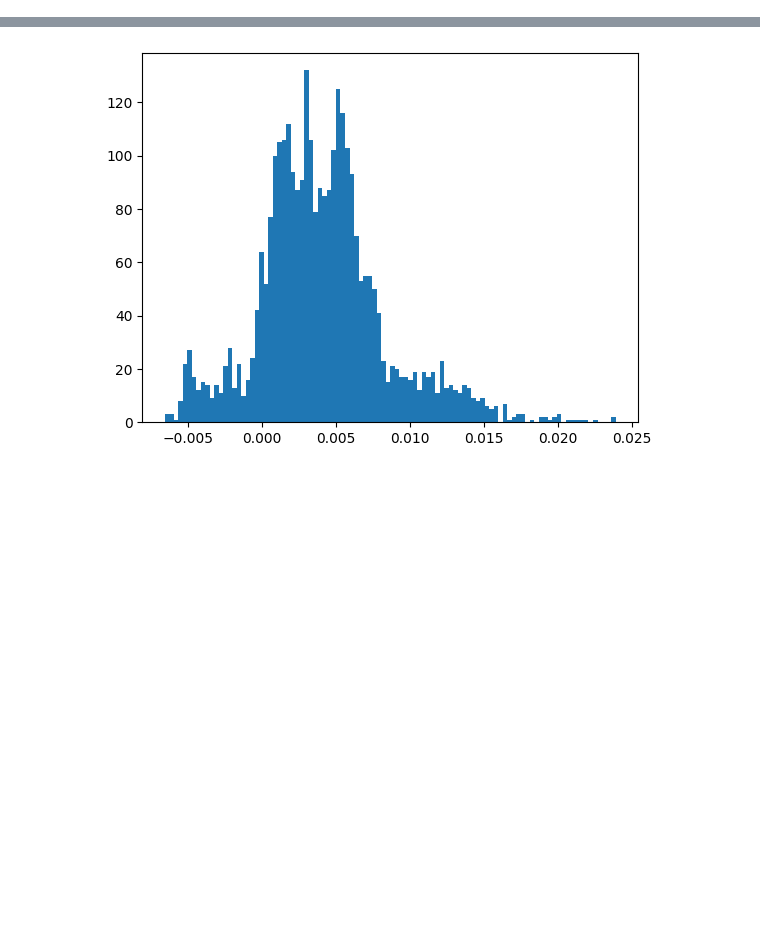
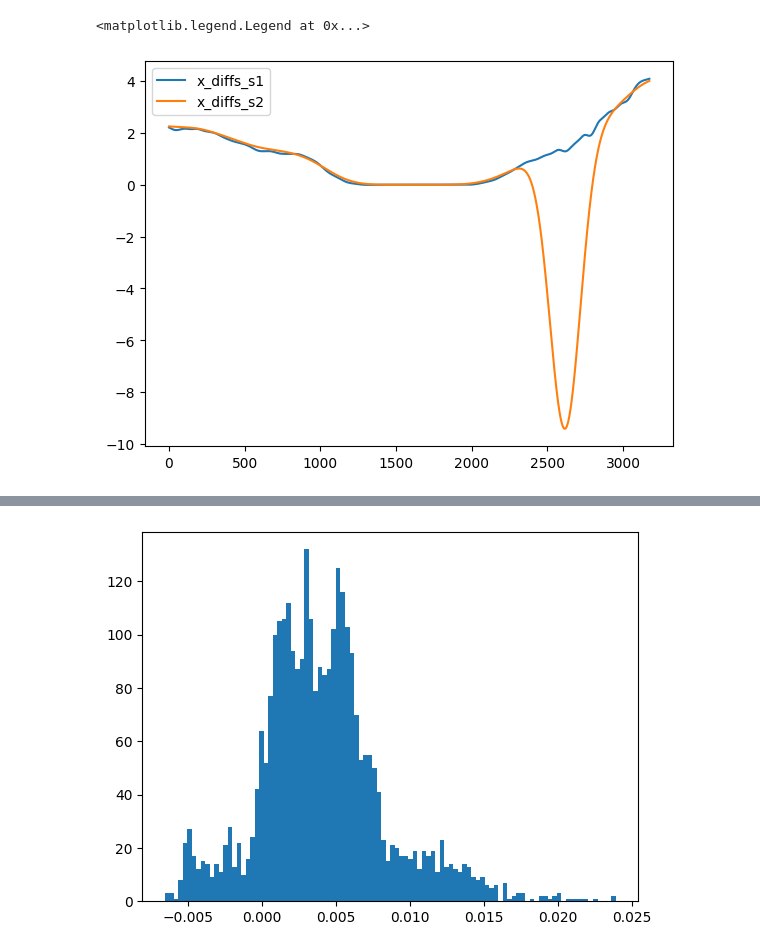
Before and after one commit to pimpale/metadrive-offline-rl-benchmark, a Jupyter notebook: old_experiments/nuscene-velocity-exploration.ipynb, the cells around one changed output, grey strips where cells are left out. Cells and saved outputs as stored; diff of their text form; code cells hidden in the pictures; blank space fills up the shorter version.

```diff
--- a/old_experiments/nuscene-velocity-exploration.ipynb
+++ b/old_experiments/nuscene-velocity-exploration.ipynb
@@ -186,0 +186,15 @@ plt.show()
+# %%
+x_diffs_s1 = np.diff([s.position[0] for s in subsection]) / np.clip(np.diff(times), 0.0005, None)
+x_diffs_s2 = np.diff([s.position[0] for s in subsection]) / (np.diff(times))
+
+x_diffs_s1 = gaussian_filter1d(x_diffs_s1, 30, mode='nearest')
+x_diffs_s2 = gaussian_filter1d(x_diffs_s2, 100, mode='nearest')
+
+plt.figure(figsize=(15, 5))
+plt.subplot(1, 2, 1)
+plt.plot(x_diffs_s1, label='x_diffs_s1')
+plt.plot(x_diffs_s2, label='x_diffs_s2')
+plt.legend()
+# %% [output]
+<matplotlib.legend.Legend at 0x...>
+[figure, added]
```
Also changed, not shown: parts of 5 cells of this notebook, 7 other files.
